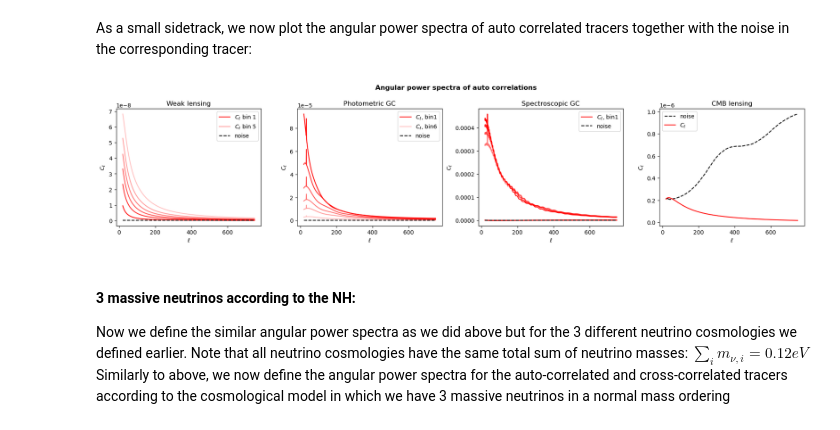
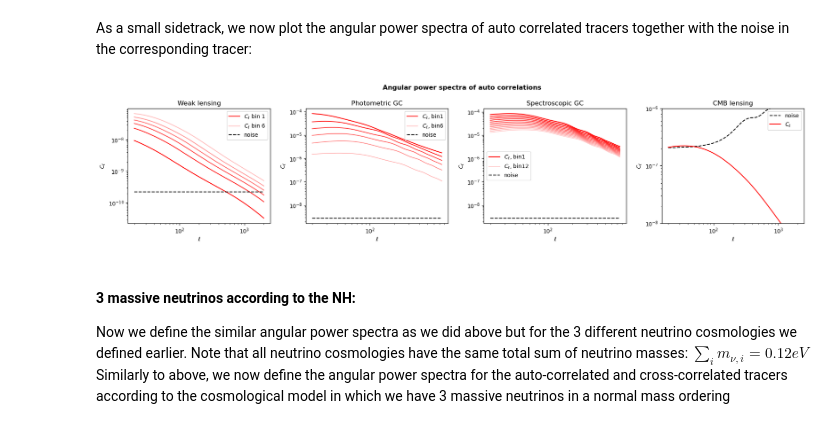
Before and after one commit to XanderHenrik/Masters-Project, a Jupyter notebook: notebooks/identifiability_test.ipynb, the cells around one changed output. Drawn from its saved outputs; the diff is of its cells as text; code cells hidden in the pictures.

```diff
--- a/notebooks/identifiability_test.ipynb
+++ b/notebooks/identifiability_test.ipynb
@@ -85,6 +85,8 @@ single_nu_cosmo = ccl.Cosmology(Omega_c=0.27, Omega_b=0.045, h=0.67, A_s=2.1e-9,
 
 # The specifics of the angular power spectra:
 l = np.arange(20, 750)
+l_lensing = np.arange(20, 2000)
+
 # print(l)
 # l = np.linspace(20, 1000, 1000) # multipole moments; ensure that these are 1 to 1 such that the multipole binninb can be done well later on
 z = np.linspace(0., 3.0, 1000) # redshifts
@@ -250,15 +240,15 @@ Note: we evaluate all the angular power spectra in each of the tomorgaphic bins
 **Nbar should be in steradian; the dimensionless unit of solid angle. 30 galx arcmin^-2 corresponds to 0.3 gal per bin per arcmin^-2; then multiply by 60^2 for degrees, followed by (pi/180)^2 for steradian**
 # %%
 # Define the auto and cross correlations of the CMB lensing tracer with the tracers of the 6x2pt framework:
-lcdm_auto_cmb = {0: ccl.angular_cl(lcdm_cosmo, lcdm_cmb_l_tracer, lcdm_cmb_l_tracer, l, l_limber=1120)}
-lcdm_cmb_wl = {i: ccl.angular_cl(lcdm_cosmo, lcdm_cmb_l_tracer, lcdm_wl_tracer[i], l, l_limber=1120) for i in range(len(phot_tomo_bins))}
-lcdm_cmb_gc_ph = {i: ccl.angular_cl(lcdm_cosmo, lcdm_cmb_l_tracer, lcdm_photo_clus_tracer[i], l, l_limber=1120) for i in range(len(phot_tomo_bins))}
-lcdm_cmb_gc_sp = {i: ccl.angular_cl(lcdm_cosmo, lcdm_cmb_l_tracer, lcdm_spec_clus_tracer[i], l, l_limber=1120) for i in range(len(spec_tomo_bins))}
+lcdm_auto_cmb = {0: ccl.angular_cl(lcdm_cosmo, lcdm_cmb_l_tracer, lcdm_cmb_l_tracer, l_lensing)}
+lcdm_cmb_wl = {i: ccl.angular_cl(lcdm_cosmo, lcdm_cmb_l_tracer, lcdm_wl_tracer[i], l_lensing) for i in range(len(phot_tomo_bins))}
+lcdm_cmb_gc_ph = {i: ccl.angular_cl(lcdm_cosmo, lcdm_cmb_l_tracer, lcdm_photo_clus_tracer[i], l) for i in range(len(phot_tomo_bins))}
+lcdm_cmb_gc_sp = {i: ccl.angular_cl(lcdm_cosmo, lcdm_cmb_l_tracer, lcdm_spec_clus_tracer[i], l) for i in range(len(spec_tomo_bins))}
 
 # For the gaussian covariance, we also need the angular power spectra of the auto-correlations of the tracers:
-lcdm_auto_gc_ph = {(i, j): ccl.angular_cl(lcdm_cosmo, lcdm_photo_clus_tracer[i], lcdm_photo_clus_tracer[j], l, l_limber=1120) for i in range(len(phot_tomo_bins)) for j in (np.arange(i, i + 3).tolist() if i <= 2 else np.arange(i, len(phot_tomo_bins)).tolist())}
-lcdm_auto_gc_sp = {i: ccl.angular_cl(lcdm_cosmo, lcdm_spec_clus_tracer[i], lcdm_spec_clus_tracer[i], l, l_limber=1120) for i in range(len(spec_tomo_bins))}
-lcdm_auto_wl = {(i, j): ccl.angular_cl(lcdm_cosmo, lcdm_wl_tracer[i], lcdm_wl_tracer[j], l, l_limber=1120) for i in range(len(phot_tomo_bins)) for j in (np.arange(i, len(phot_tomo_bins)).tolist())}
+lcdm_auto_wl = {(i, j): ccl.angular_cl(lcdm_cosmo, lcdm_wl_tracer[i], lcdm_wl_tracer[j], l_lensing) for i in range(len(phot_tomo_bins)) for j in (np.arange(i, len(phot_tomo_bins)).tolist())}
+lcdm_auto_gc_ph = {(i, j): ccl.angular_cl(lcdm_cosmo, lcdm_photo_clus_tracer[i], lcdm_photo_clus_tracer[j], l) for i in range(len(phot_tomo_bins)) for j in (np.arange(i, i + 3).tolist() if i <= (len(phot_tomo_bins) -4) else np.arange(i, len(phot_tomo_bins)).tolist())}
+lcdm_auto_gc_sp = {i: ccl.angular_cl(lcdm_cosmo, lcdm_spec_clus_tracer[i], lcdm_spec_clus_tracer[i], l) for i in range(len(spec_tomo_bins))}
 
 # The noise types accompanying the angular power spectra:
 # Poisson error for galaxy clustering noise, point sources tracing homogeneous background field:
@@ -266,13 +256,13 @@ noise_gc = 1/n_bar * np.ones_like(l)
 
 # Combined Poisson and Gaussian error for the point source distributions and Gaussian shear of galaxy shapes:
 sigma_e = 0.28 # sigma_e_squared, the intrinsic shape noise per ellipticity component
-noise_wl = (sigma_e**2)/n_bar * np.ones_like(l)
+noise_wl = (sigma_e**2)/n_bar * np.ones_like(l_lensing)
 
 # For the CMB lensing noise we reference the method of Planck, resulting in:
 noise_cmb_l = np.loadtxt('/home/xander/Masters-Project/notebooks/cmb_noise_Planck.txt')[:, 1]
 
 # Check the order of magnitude of the noise in the probes:
-print(f'The noise in the probes if of order: \nGC: {noise_gc[0]} \nWL {noise_wl[0]} \nCMB L {noise_cmb_l[0]}')
+# print(f'The noise in the probes if of order: \nGC: {noise_gc[0]} \nWL {noise_wl[0]} \nCMB L {noise_cmb_l[0]}')
 
 # print(lcdm_auto_wl.keys())
 # print(lcdm_auto_gc_ph.keys())
@@ -296,51 +278,48 @@ plt.subplots_adjust(wspace=0.25)
 
 # For WL:
 # To include all the tomographic bins but we only plot the auto-correlations:
-for key in lcdm_auto_wl.keys():
-    if key[0] == key[1]:
-        axes[0].plot(l, lcdm_auto_wl[(key)], color='red', alpha=(1 - (0.15*key[0])), label=r'$C_{\ell}$' + f' bin {key[0] + 1}' if key == (0, 0) or key == (4, 4) else "")
+for i in range(len(phot_tomo_bins)):
+    axes[0].loglog(l_lensing, lcdm_auto_wl[(i, i)], color='red', alpha=(1 - (0.15*i)), label=r'$C_{\ell}$' + f' bin {i + 1}' if i == 0 or i == (len(phot_tomo_bins)-1)  else "")
 
-axes[0].plot(l, noise_wl, 'k--', label='noise')
+axes[0].loglog(l_lensing, noise_wl, 'k--', label='noise')
 axes[0].set_title("\nWeak lensing")
 axes[0].legend()
 axes[0].set_xlabel(r'$\ell$')
 axes[0].set_ylabel(r'$C_{\ell}$')
 
 # For Photometric GC:
 # To include all the tomographic bins, auto-correlations:
-for key in lcdm_auto_gc_ph.keys():
-    if key[0] == key[1]:
-        axes[1].plot(l, lcdm_auto_gc_ph[key], color='red', alpha=(1 - (0.15*key[0])), label=r'$C_{\ell}$,' + f' bin{key[0] + 1}' if key == (0, 0) or key == (5, 5) else "")
+for j in range(len(phot_tomo_bins)):
+    axes[1].loglog(l, lcdm_auto_gc_ph[(j, j)], color='red', alpha=(1 - (0.15*j)), label=r'$C_{\ell}$,' + f' bin{j + 1}' if j == 0 or j == (len(phot_tomo_bins)-1) else "")
 
-axes[1].plot(l, noise_gc, 'k--', label='noise')
+axes[1].loglog(l, noise_gc, 'k--', label='noise')
 axes[1].set_title("\nPhotometric GC")
 axes[1].legend()
 axes[1].set_xlabel(r'$\ell$')
 axes[1].set_ylabel(r'$C_{\ell}$')
 
 # For Spectroscopic GC:
 # To include all the tomographic bins:
 for m in range(len(spec_tomo_bins)):
-    axes[2].plot(l, lcdm_auto_gc_sp[m], color='red', alpha=(1 - (0.058*m)), label=r'$C_{\ell}$,' + f' bin{(m+1)}' if m == 0 or m == 17 else "")
+    axes[2].loglog(l, lcdm_auto_gc_sp[m], color='red', alpha=(1 - (0.075*m)), label=r'$C_{\ell}$,' + f' bin{(m+1)}' if m == 0 or m == (len(spec_tomo_bins)-1) else "")
 
-axes[2].plot(l, noise_gc, 'k--', label='noise')
+axes[2].loglog(l, noise_gc, 'k--', label='noise')
 axes[2].set_title("\nSpectroscopic GC")
 axes[2].legend()
 axes[2].set_xlabel(r'$\ell$')
 axes[2].set_ylabel(r'$C_{\ell}$')
 
 # For CMB lensing:
-axes[3].plot(l, noise_cmb_l[0:(len(l))], 'k--', label='noise')
-axes[3].plot(l, lcdm_auto_cmb[0], color='red', label=r'$C_{\ell}$')
+axes[3].loglog(l_lensing, noise_cmb_l[l_lensing], 'k--', label='noise')
+axes[3].loglog(l_lensing, lcdm_auto_cmb[0], color='red', label=r'$C_{\ell}$')
 axes[3].set_title("\nCMB lensing")
 axes[3].legend()
 axes[3].set_xlabel(r'$\ell$')
 axes[3].set_ylabel(r'$C_{\ell}$')
-# axes[3].set_xlim(0, 400)
-# axes[3].set_ylim(0.1e-7, 0.5e-6)
+axes[3].set_ylim(1e-8, 1e-6)
 plt.show()
 # %% [output]
-[figure, old version]
+[figure, new version]
 # %% [markdown]
 #### 3 massive neutrinos according to the NH:
 Now we define the similar angular power spectra as we did above but for the 3 different neutrino cosmologies we defined earlier. Note that all neutrino cosmologies have the same total sum of neutrino masses: $\sum_{i} m_{\nu, i} = 0.12 eV$
```
Also changed, not shown: parts of 37 cells of this notebook.
